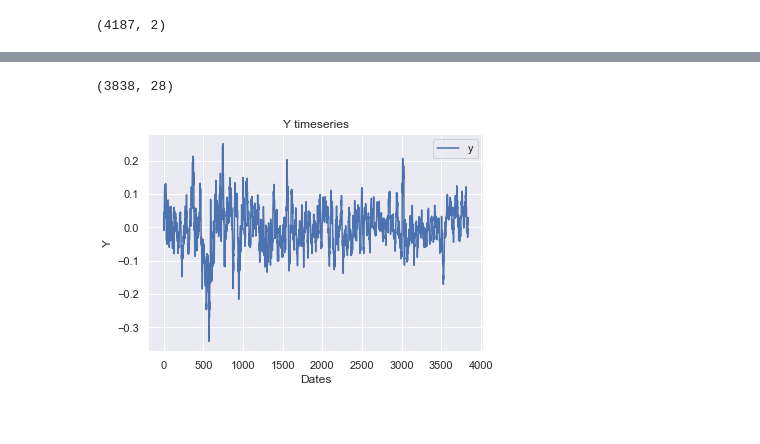
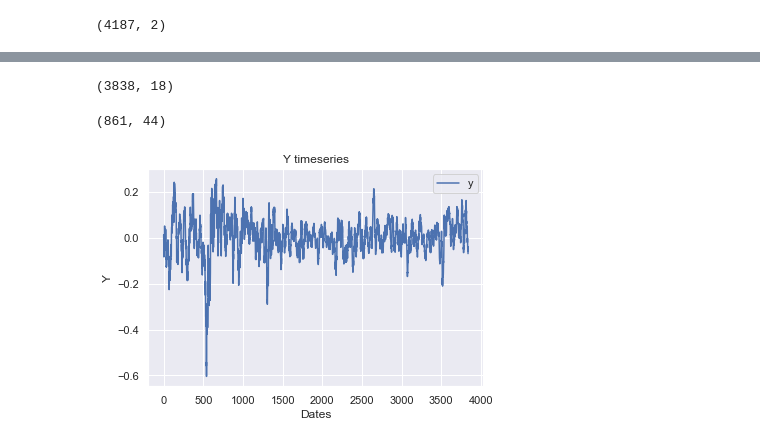
Before and after one commit to apof/Master-Thesis-----Deep-Kernel-Learning-and-Neural-Processes--combining-GPs-with-DL, a Jupyter notebook: Data Preprocessing_Visulaisations.ipynb, the cells around one changed output, grey strips where cells are left out. Saved outputs shown, nothing was run; the diff lists cells and outputs as text; code cells hidden in the pictures.

```diff
--- a/Data Preprocessing_Visulaisations.ipynb
+++ b/Data Preprocessing_Visulaisations.ipynb
@@ -145,2 +120,2 @@ ambudant_features
 # %%
-input_df = input_df.dropna(subset=ambudant_features)
+historical_features_df = input_df.dropna(subset=ambudant_features)
@@ -146,0 +157,5 @@ input_df = input_df.dropna(subset=ambudant_features)
+# %%
+historical_features_df = historical_features_df.loc[:, historical_features_df.columns != 'date']
+historical_features_df=historical_features_df.astype(float)
+full_features_df = full_features_df.loc[:, full_features_df.columns != 'date']
+full_features_df=full_features_df.astype(float)
@@ -178,4 +179,5 @@ input_df
 # %%
-features = []
+historical_features = []
 for feature in ambudant_features:
-    features.append(input_df[feature].values)
+    if(feature!='date'):
+        historical_features.append(historical_features_df[feature].values)
@@ -186,0 +189,2 @@ features = features[1:-1]
+# %%
+historical_filtered_targets = np.array(historical_features[-1])
@@ -189,18 +201,21 @@ features = np.array(features).transpose()
 # %%
-features.shape
+historical_features.shape
 # %% [output]
-(3838, 28)
+(3838, 18)
+# %%
+full_features.shape
+# %% [output]
+(861, 44)
 # %%
-y = filtered_targets
-index = [i+1 for i in range(len(filtered_targets))]
+index = [i+1 for i in range(len(historical_filtered_targets))]
 
-plt.plot(index, y ,label = "y")
+plt.plot(index, historical_filtered_targets ,label = "y")
 plt.xlabel('Dates')
 plt.ylabel('Y')
 plt.title('Y timeseries')
 plt.legend()
 plt.show()
 print()
 # %% [output]
-[figure, old version]
+[figure, new version]
 # %%
```
Also changed, not shown: parts of 32 cells of this notebook.
